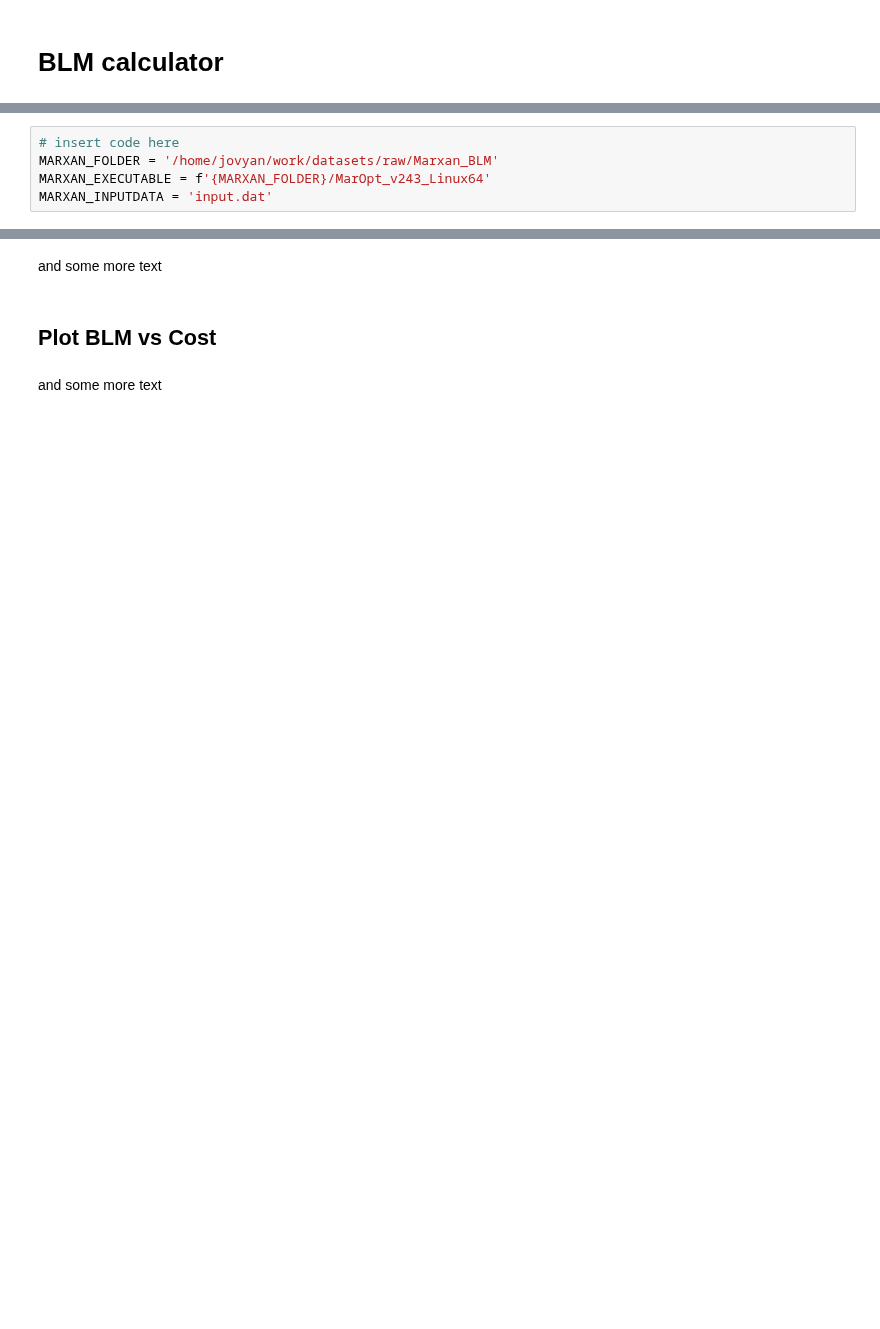
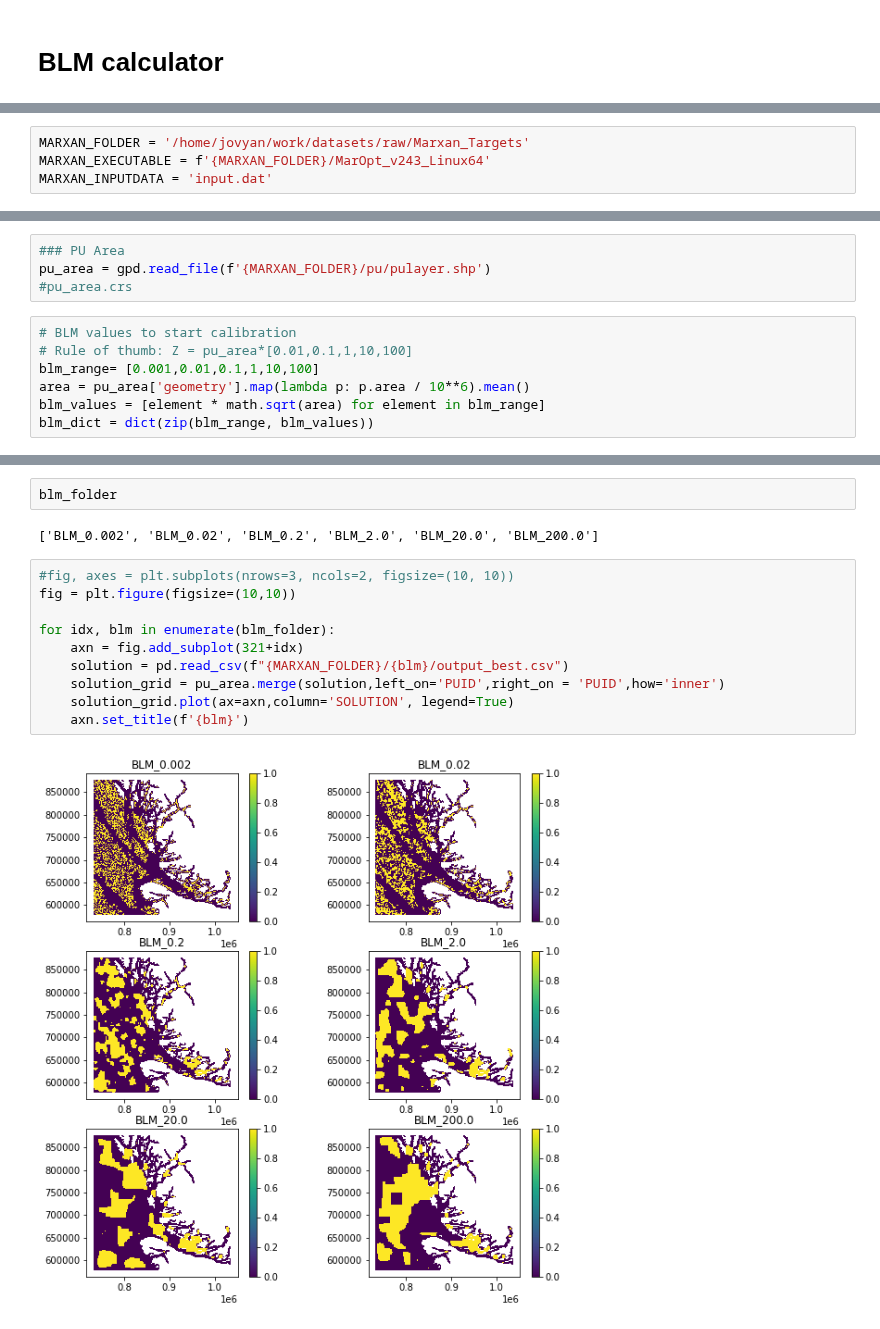
Before and after one commit to Vizzuality/marxan-cloud, a Jupyter notebook: data/notebooks/Lab/BLM.ipynb, the cells around one changed output, grey strips where cells are left out. Drawn from its saved outputs; the diff is of its cells as text; blank space fills up the shorter version.

```diff
--- a/data/notebooks/Lab/BLM.ipynb
+++ b/data/notebooks/Lab/BLM.ipynb
@@ -13,5 +23,4 @@ BLM = Z*sqrt(PU area)
 # %%
-# insert code here
-MARXAN_FOLDER = '/home/jovyan/work/datasets/raw/Marxan_BLM'
+MARXAN_FOLDER = '/home/jovyan/work/datasets/raw/Marxan_Targets'
 MARXAN_EXECUTABLE = f'{MARXAN_FOLDER}/MarOpt_v243_Linux64'
 MARXAN_INPUTDATA = 'input.dat'
@@ -27,0 +27,11 @@ MarOptTotalAreas.csv  output_0.01     output_10   pu
+# %%
+### PU Area
+pu_area = gpd.read_file(f'{MARXAN_FOLDER}/pu/pulayer.shp')
+#pu_area.crs
+# %%
+# BLM values to start calibration
+# Rule of thumb: Z = pu_area*[0.01,0.1,1,10,100]
+blm_range= [0.001,0.01,0.1,1,10,100]
+area = pu_area['geometry'].map(lambda p: p.area / 10**6).mean()
+blm_values = [element * math.sqrt(area) for element in blm_range]
+blm_dict = dict(zip(blm_range, blm_values))
@@ -30,7 +98,17 @@ MarOptTotalAreas.csv  output_0.01     output_10   pu
-# %% [markdown]
-and some more text
-# %% [markdown]
-## Plot BLM vs Cost
-# %% [markdown]
-and some more text
+# %%
+blm_folder
+# %% [output]
+['BLM_0.002', 'BLM_0.02', 'BLM_0.2', 'BLM_2.0', 'BLM_20.0', 'BLM_200.0']
+# %%
+#fig, axes = plt.subplots(nrows=3, ncols=2, figsize=(10, 10))
+fig = plt.figure(figsize=(10,10))
+
+for idx, blm in enumerate(blm_folder):
+    axn = fig.add_subplot(321+idx)
+    solution = pd.read_csv(f"{MARXAN_FOLDER}/{blm}/output_best.csv")
+    solution_grid = pu_area.merge(solution,left_on='PUID',right_on = 'PUID',how='inner')
+    solution_grid.plot(ax=axn,column='SOLUTION', legend=True)
+    axn.set_title(f'{blm}')
+# %% [output]
+[figure, added]
 # %% [markdown]
```
Also changed, not shown: parts of 20 cells of this notebook, 3 other files.
